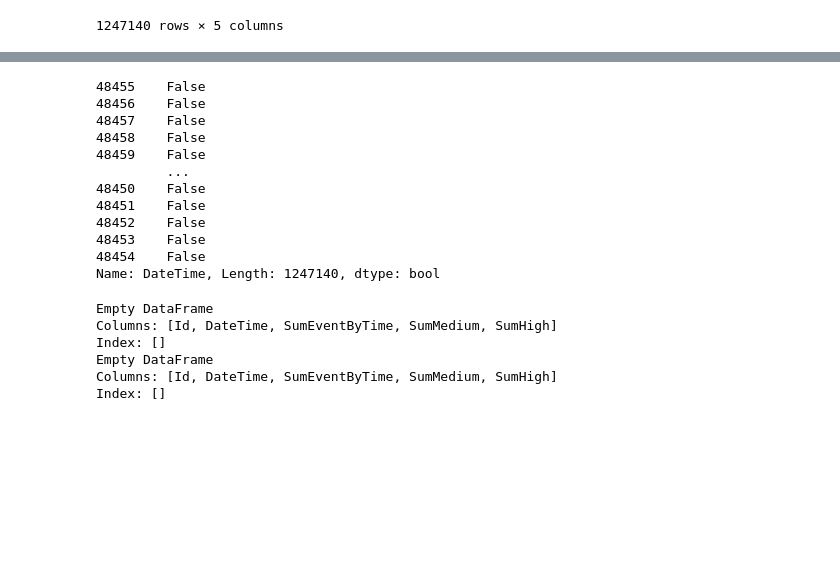
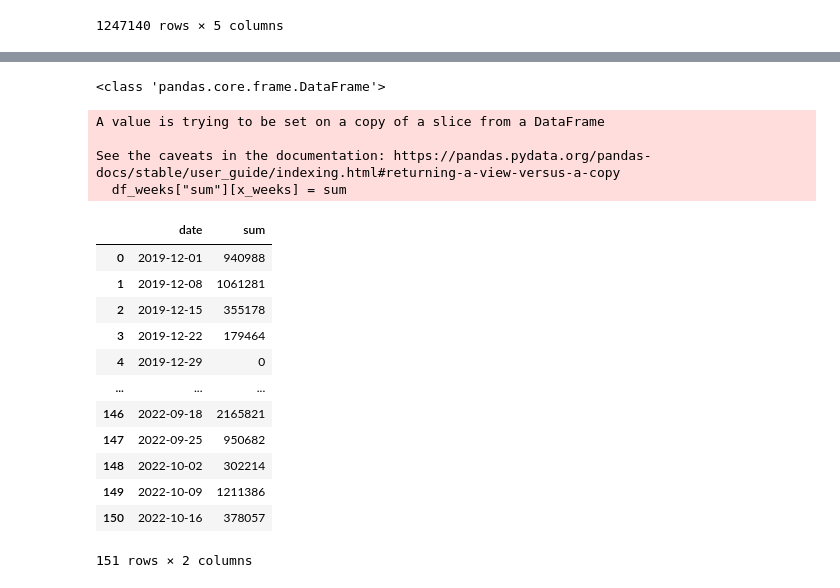
Before and after one commit to IHVH/EventsByTimes, a Jupyter notebook: GlayManNostradamus.ipynb, the cells around one changed output, grey strips where cells are left out. Cells and saved outputs as stored; diff of their text form; code cells hidden in the pictures; blank space fills up the shorter version.

```diff
--- a/GlayManNostradamus.ipynb
+++ b/GlayManNostradamus.ipynb
@@ -148,29 +118,39 @@ plt.show()
-# %%
-conditionA = data_sorted['Id'].isna()
-conditionB = data_sorted['DateTime'].isna()
-
-conditionA
-conditionB
-# %% [output]
-48455    False
-48456    False
-48457    False
-48458    False
-48459    False
-         ...
-48450    False
-48451    False
-48452    False
-48453    False
-48454    False
-Name: DateTime, Length: 1247140, dtype: bool
-# %%
-print(data_sorted[conditionA])
-print(data_sorted[conditionB])
-# %% [output]
-Empty DataFrame
-Columns: [Id, DateTime, SumEventByTime, SumMedium, SumHigh]
-Index: []
-Empty DataFrame
-Columns: [Id, DateTime, SumEventByTime, SumMedium, SumHigh]
-Index: []
+# %%
+#создаём DataFrame в котором содержатся суммы событий за неделю
+ds_weeks = pd.Series(pd.date_range("2019-11-28", "2022-10-17", freq="W", name="date"))
+
+
+df_weeks = pd.DataFrame(ds_weeks)
+df_weeks["sum"] = 0
+print(type(df_weeks))
+x_weeks = 0
+for item in df_weeks["date"]:
+    data2 = data_sorted[data_sorted['DateTime'].between(item, item + timedelta(7))]
+    #for i2 in data2["SumEventByTime"]:
+    #    if(i2 > 100):
+    #        i2 = 100
+
+    sum = data2["SumEventByTime"].sum()
+    df_weeks["sum"][x_weeks] = sum
+    x_weeks = x_weeks+1
+
+df_weeks
+# %% [output]
+<class 'pandas.core.frame.DataFrame'>
+A value is trying to be set on a copy of a slice from a DataFrame
+
+See the caveats in the documentation: https://pandas.pydata.org/pandas-docs/stable/user_guide/indexing.html#returning-a-view-versus-a-copy
+  df_weeks["sum"][x_weeks] = sum
+|  | date | sum |
+| 0 | 2019-12-01 | 940988 |
+| 1 | 2019-12-08 | 1061281 |
+| 2 | 2019-12-15 | 355178 |
+| 3 | 2019-12-22 | 179464 |
+| 4 | 2019-12-29 | 0 |
+| ... | ... | ... |
+| 146 | 2022-09-18 | 2165821 |
+| 147 | 2022-09-25 | 950682 |
+| 148 | 2022-10-02 | 302214 |
+| 149 | 2022-10-09 | 1211386 |
+| 150 | 2022-10-16 | 378057 |
+151 rows × 2 columns
```
Also changed, not shown: parts of 8 cells of this notebook.
